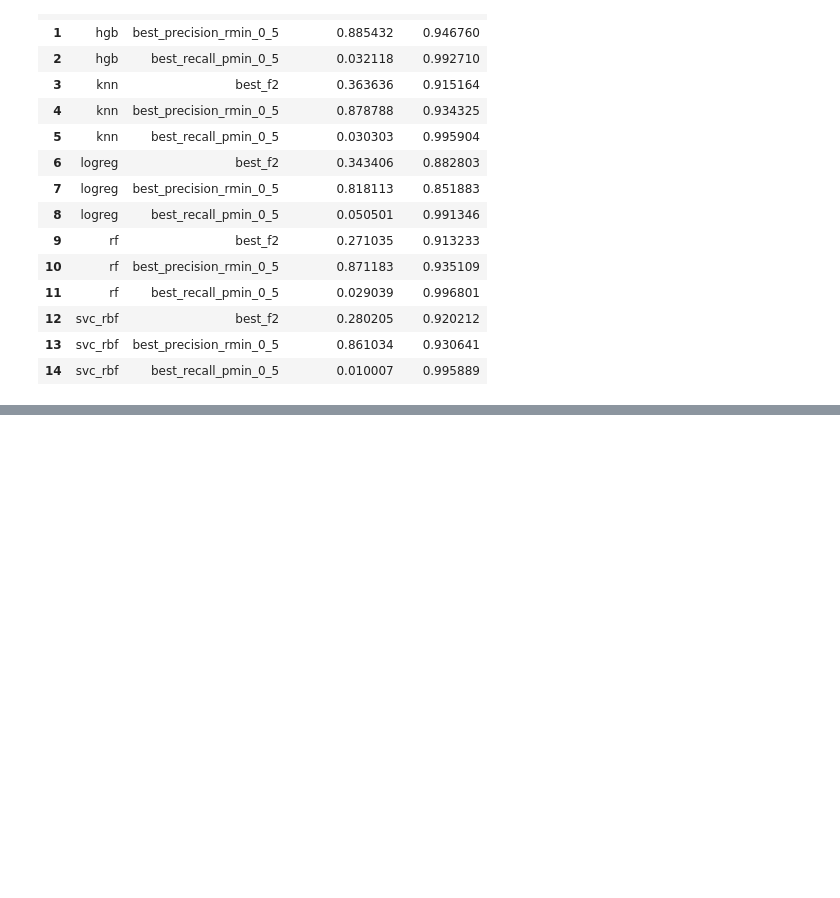
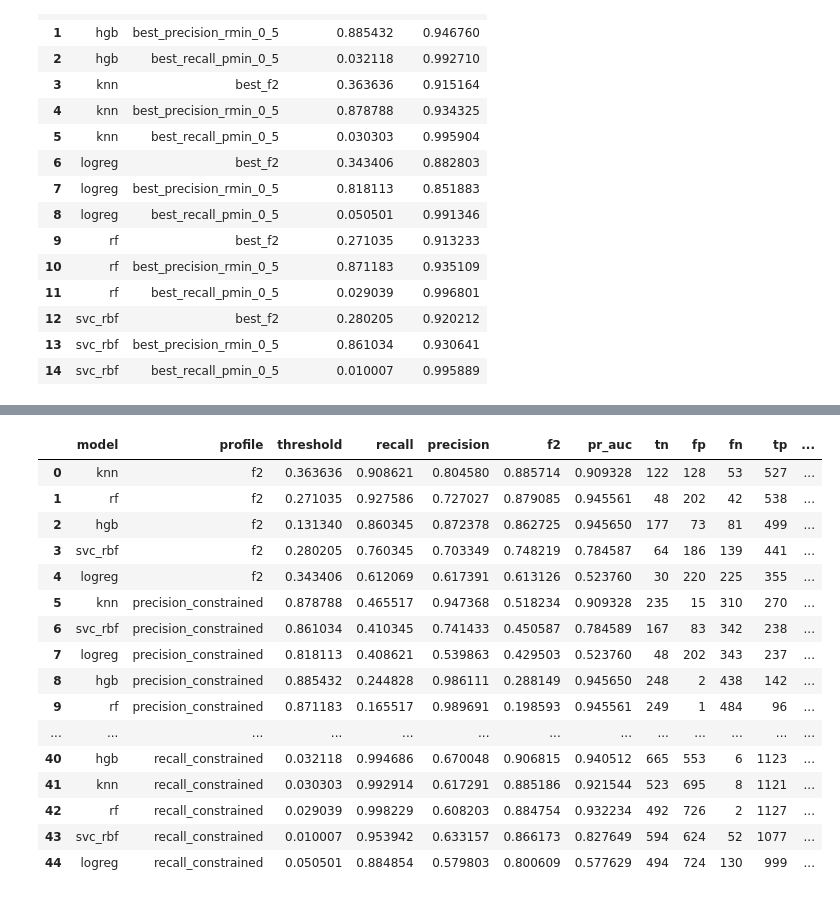
Before and after one commit to JanMatusiak/exoplanet-detection, a Jupyter notebook: notebooks/04_evaluate_models.ipynb, the cells around one changed output, grey strips where cells are left out. Cells and saved outputs as stored; diff of their text form; code cells hidden in the pictures; blank space fills up the shorter version.

```diff
--- a/notebooks/04_evaluate_models.ipynb
+++ b/notebooks/04_evaluate_models.ipynb
@@ -169,0 +240,41 @@ fitted: hgb | best_precision_rmin_0_5
+# %%
+comparison_df = comparison_df[
+    [
+        "model",
+        "profile",
+        "threshold",
+        "recall",
+        "precision",
+        "f2",
+        "pr_auc",
+        "tn",
+        "fp",
+        "fn",
+        "tp",
+        "dataset",
+    ]
+]
+comparison_df = comparison_df.sort_values(
+    ["dataset", "profile", "f2"],
+    ascending=[True, True, False],
+).reset_index(drop=True)
+
+comparison_df
+# %% [output]
+|  | model | profile | threshold | recall | precision | f2 | pr_auc | tn | fp | fn | tp | ... |
+| 0 | knn | f2 | 0.363636 | 0.908621 | 0.804580 | 0.885714 | 0.909328 | 122 | 128 | 53 | 527 | ... |
+| 1 | rf | f2 | 0.271035 | 0.927586 | 0.727027 | 0.879085 | 0.945561 | 48 | 202 | 42 | 538 | ... |
+| 2 | hgb | f2 | 0.131340 | 0.860345 | 0.872378 | 0.862725 | 0.945650 | 177 | 73 | 81 | 499 | ... |
+| 3 | svc_rbf | f2 | 0.280205 | 0.760345 | 0.703349 | 0.748219 | 0.784587 | 64 | 186 | 139 | 441 | ... |
+| 4 | logreg | f2 | 0.343406 | 0.612069 | 0.617391 | 0.613126 | 0.523760 | 30 | 220 | 225 | 355 | ... |
+| 5 | knn | precision_constrained | 0.878788 | 0.465517 | 0.947368 | 0.518234 | 0.909328 | 235 | 15 | 310 | 270 | ... |
+| 6 | svc_rbf | precision_constrained | 0.861034 | 0.410345 | 0.741433 | 0.450587 | 0.784589 | 167 | 83 | 342 | 238 | ... |
+| 7 | logreg | precision_constrained | 0.818113 | 0.408621 | 0.539863 | 0.429503 | 0.523760 | 48 | 202 | 343 | 237 | ... |
+| 8 | hgb | precision_constrained | 0.885432 | 0.244828 | 0.986111 | 0.288149 | 0.945650 | 248 | 2 | 438 | 142 | ... |
+| 9 | rf | precision_constrained | 0.871183 | 0.165517 | 0.989691 | 0.198593 | 0.945561 | 249 | 1 | 484 | 96 | ... |
+| ... | ... | ... | ... | ... | ... | ... | ... | ... | ... | ... | ... | ... |
+| 40 | hgb | recall_constrained | 0.032118 | 0.994686 | 0.670048 | 0.906815 | 0.940512 | 665 | 553 | 6 | 1123 | ... |
+| 41 | knn | recall_constrained | 0.030303 | 0.992914 | 0.617291 | 0.885186 | 0.921544 | 523 | 695 | 8 | 1121 | ... |
+| 42 | rf | recall_constrained | 0.029039 | 0.998229 | 0.608203 | 0.884754 | 0.932234 | 492 | 726 | 2 | 1127 | ... |
+| 43 | svc_rbf | recall_constrained | 0.010007 | 0.953942 | 0.633157 | 0.866173 | 0.827649 | 594 | 624 | 52 | 1077 | ... |
+| 44 | logreg | recall_constrained | 0.050501 | 0.884854 | 0.579803 | 0.800609 | 0.577629 | 494 | 724 | 130 | 999 | ... |
```
Also changed, not shown: parts of 2 cells of this notebook.
